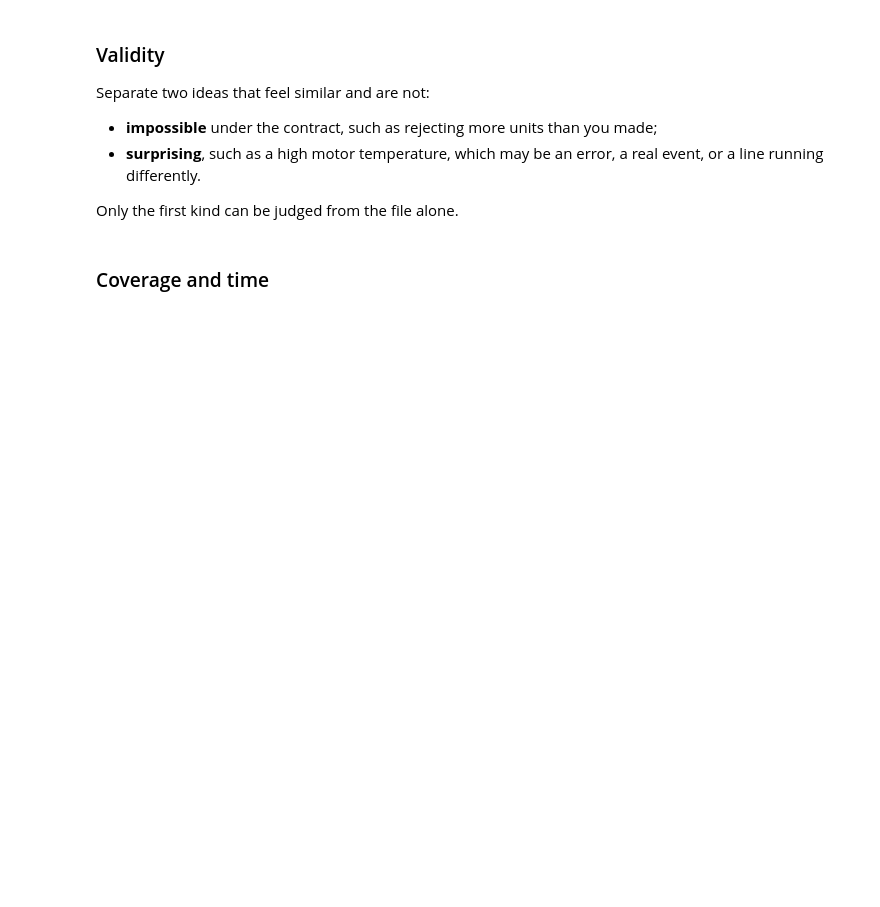
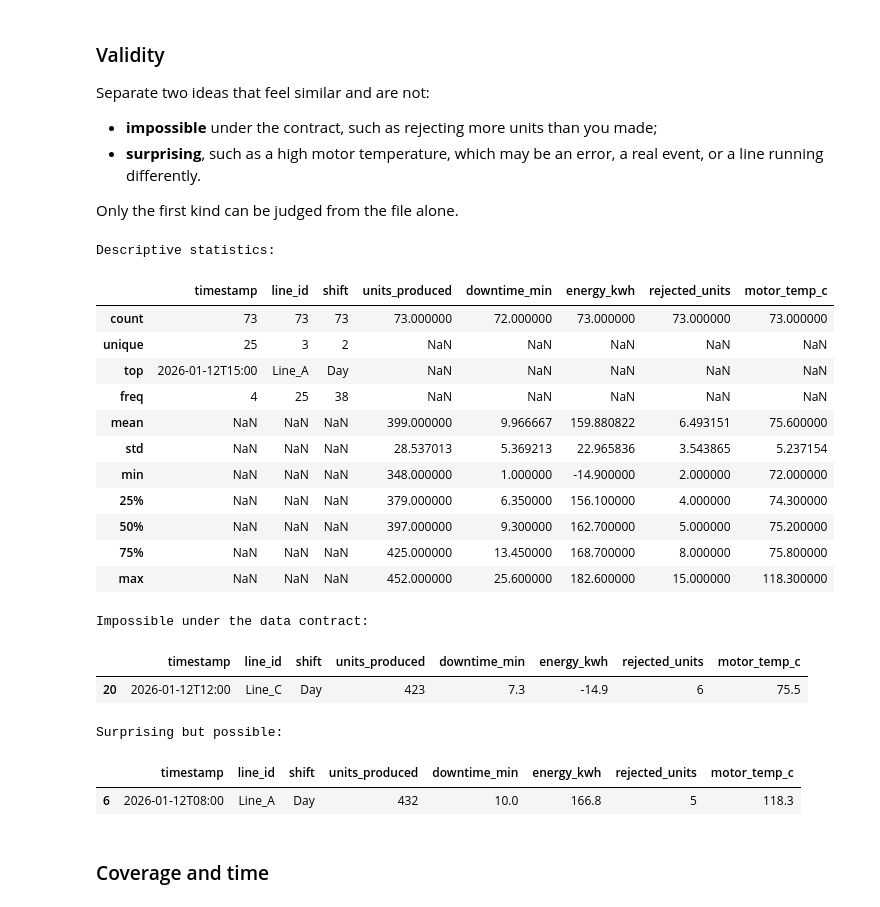
Before and after one commit to i-aroojfatimah/week03-data-quality, a Jupyter notebook: notebooks/week3_data_quality.ipynb, the cells around one changed output. Saved outputs shown, nothing was run; the diff lists cells and outputs as text; code cells hidden in the pictures; blank space fills up the shorter version.

Commit message:
Complete Week 3 data quality validation

```diff
--- a/notebooks/week3_data_quality.ipynb
+++ b/notebooks/week3_data_quality.ipynb
@@ -132,2 +209,47 @@ Only the first kind can be judged from the file alone.
+# %%
+# Validity: inspect ranges and separate impossible values from unusual ones.
+
+print("Descriptive statistics:")
+display(df.describe(include="all"))
+
+print("\nImpossible under the data contract:")
+
+# Values that cannot be negative by meaning.
+negative_values = df[
+    (df["units_produced"] < 0)
+    | (df["downtime_min"] < 0)
+    | (df["energy_kwh"] < 0)
+    | (df["rejected_units"] < 0)
+]
+
+display(negative_values)
+
+print("\nSurprising but possible:")
+
+# High motor temperature is unusual, but without an approved
+# engineering limit it cannot automatically be called impossible.
+high_temperature = df[df["motor_temp_c"] > 100]
+
+display(high_temperature)
+# %% [output]
+Descriptive statistics:
+|  | timestamp | line_id | shift | units_produced | downtime_min | energy_kwh | rejected_units | motor_temp_c |
+| count | 73 | 73 | 73 | 73.000000 | 72.000000 | 73.000000 | 73.000000 | 73.000000 |
+| unique | 25 | 3 | 2 | NaN | NaN | NaN | NaN | NaN |
+| top | 2026-01-12T15:00 | Line_A | Day | NaN | NaN | NaN | NaN | NaN |
+| freq | 4 | 25 | 38 | NaN | NaN | NaN | NaN | NaN |
+| mean | NaN | NaN | NaN | 399.000000 | 9.966667 | 159.880822 | 6.493151 | 75.600000 |
+| std | NaN | NaN | NaN | 28.537013 | 5.369213 | 22.965836 | 3.543865 | 5.237154 |
+| min | NaN | NaN | NaN | 348.000000 | 1.000000 | -14.900000 | 2.000000 | 72.000000 |
+| 25% | NaN | NaN | NaN | 379.000000 | 6.350000 | 156.100000 | 4.000000 | 74.300000 |
+| 50% | NaN | NaN | NaN | 397.000000 | 9.300000 | 162.700000 | 5.000000 | 75.200000 |
+| 75% | NaN | NaN | NaN | 425.000000 | 13.450000 | 168.700000 | 8.000000 | 75.800000 |
+| max | NaN | NaN | NaN | 452.000000 | 25.600000 | 182.600000 | 15.000000 | 118.300000 |
+Impossible under the data contract:
+|  | timestamp | line_id | shift | units_produced | downtime_min | energy_kwh | rejected_units | motor_temp_c |
+| 20 | 2026-01-12T12:00 | Line_C | Day | 423 | 7.3 | -14.9 | 6 | 75.5 |
+Surprising but possible:
+|  | timestamp | line_id | shift | units_produced | downtime_min | energy_kwh | rejected_units | motor_temp_c |
+| 6 | 2026-01-12T08:00 | Line_A | Day | 432 | 10.0 | 166.8 | 5 | 118.3 |
 # %% [markdown]
 ### Coverage and time
```
Also changed, not shown: parts of 13 cells of this notebook, 4 other files.
